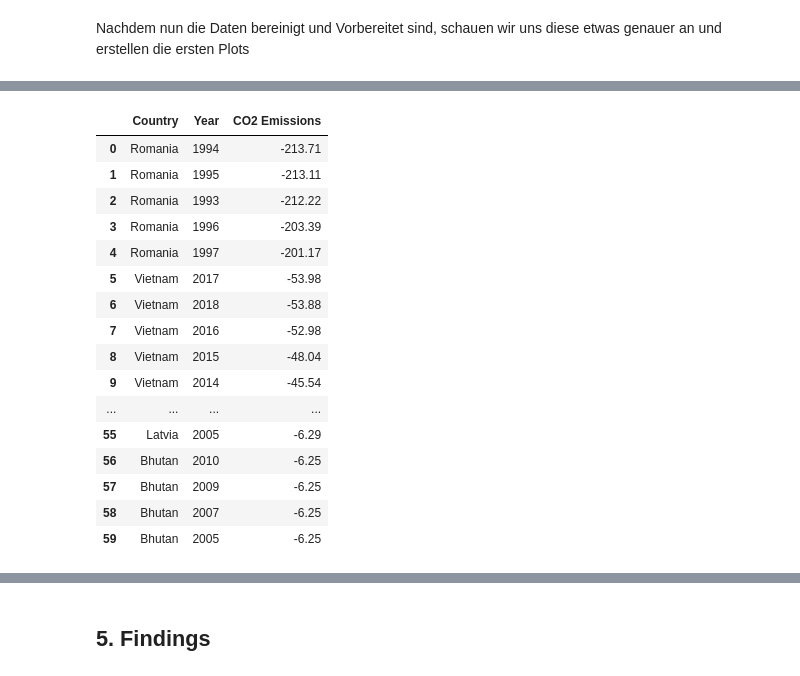
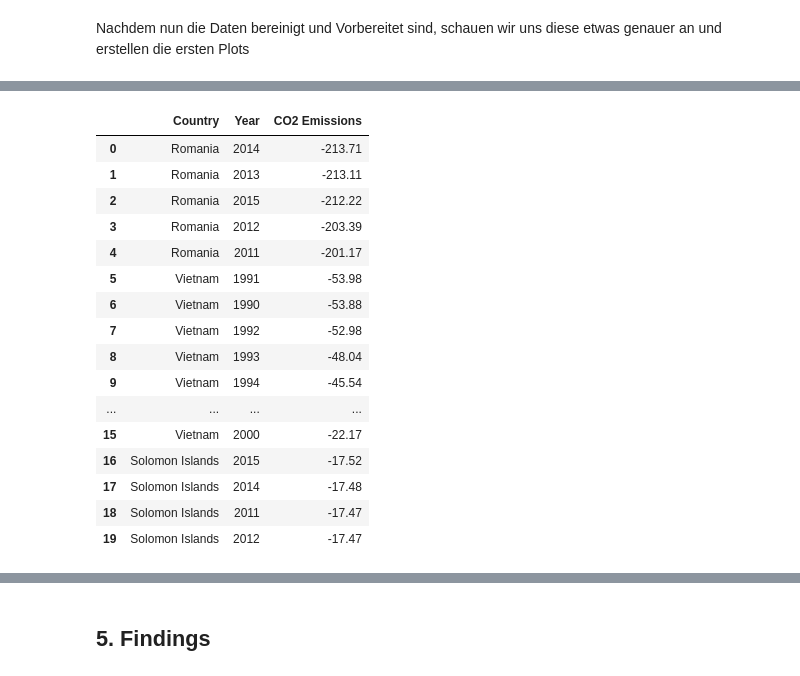
Before and after one commit to Koslowsky1337/Projekt_LF8_1, a Jupyter notebook: analyse.ipynb, the cells around one changed output, grey strips where cells are left out. Cells and saved outputs as stored; diff of their text form; code cells hidden in the pictures.

```diff
--- a/analyse.ipynb
+++ b/analyse.ipynb
@@ -281,6 +281,11 @@ co2_df = co2_df.rename(columns=new_column_names)
 Außerdem fassen wir die Einzelnen Jahreszahlen im CO2 & Methan Dataframe zu einer "Year" Spalte zusammen
 # %%
 desired_columns_order = ['Country', '1990', '1991', '1992', '1993', '1994', '1995', '1996', '1997', '1998', '1999', '2000', '2001', '2002', '2003', '2004', '2005', '2006', '2007', '2008', '2009', '2010', '2011', '2012', '2013', '2014', '2015', '2016', '2017', '2018']
+
+#
+# CO2
+#
+
 
 co2_df = co2_df[desired_columns_order]
 
@@ -289,7 +294,7 @@ id_vars = ['Country']
 #Specify the columns to be melted
 value_vars = desired_columns_order[1:]
 #Use the melt function to reshape the dataframe
-co2_df_melted = pd.melt(co2_df, id_vars=id_vars, value_vars=value_vars, var_name='Year', value_name='CO2 Emissions')
+co2_df_melted = pd.melt(co2_df, id_vars=id_vars, var_name='Year', value_name='CO2 Emissions')
 #Convert the 'Year' column to integer
 co2_df_melted['Year'] = co2_df_melted['Year'].astype(int)
 #Sort the DataFrame by 'Country' and 'Year'
@@ -299,6 +304,30 @@ co2_df_melted = co2_df_melted.reset_index(drop=True)
 
 # New CSV File from melted
 co2_df_melted.to_csv("./data/co2_hist_emissions_melted.csv", index=False)
+
+#
+# Methane
+#
+
+desired_columns_order = ['Country','Sector', '1990', '1991', '1992', '1993', '1994', '1995', '1996', '1997', '1998', '1999', '2000', '2001', '2002', '2003', '2004', '2005', '2006', '2007', '2008', '2009', '2010', '2011', '2012', '2013', '2014', '2015', '2016', '2017', '2018']
+
+methane_df = methane_df[desired_columns_order]
+
+#Specify the columns to keep as identifiers (non-year columns)
+id_vars = ['Country', 'Sector']
+#Specify the columns to be melted
+value_vars = desired_columns_order[2:]
+#Use the melt function to reshape the dataframe
+methan_df_melted = pd.melt(methane_df, id_vars=id_vars, var_name='Year', value_name='Methane Emissions')
+#Convert the 'Year' column to integer
+methan_df_melted['Year'] = methan_df_melted['Year'].astype(int)
+#Sort the DataFrame by 'Country' and 'Year'
+methan_df_melted = methan_df_melted.sort_values(by=['Country', 'Year'])
+#Reset the index of the DataFrame
+methan_df_melted = methan_df_melted.reset_index(drop=True)
+
+# New CSV File from melted
+methan_df_melted.to_csv("./data/methane_hist_emissions_melted.csv", index=False)
 # %% [markdown]
 ## 4. Explorative Datenanalyse (EDA)
 # %% [markdown]
@@ -330,23 +335,23 @@ ax1.tick_params(axis='y', labelcolor="black")
 # %%
 # Sort CO2 Dataframe by Emmissions
 co2_df_melted = co2_df_melted.sort_values(by=['CO2 Emissions'])
 co2_df_melted = co2_df_melted.reset_index(drop=True)
-co2_df_melted.head(60)
+co2_df_melted.head(20)
 # %% [output]
 |  | Country | Year | CO2 Emissions |
-| 0 | Romania | 1994 | -213.71 |
-| 1 | Romania | 1995 | -213.11 |
-| 2 | Romania | 1993 | -212.22 |
-| 3 | Romania | 1996 | -203.39 |
-| 4 | Romania | 1997 | -201.17 |
-| 5 | Vietnam | 2017 | -53.98 |
-| 6 | Vietnam | 2018 | -53.88 |
-| 7 | Vietnam | 2016 | -52.98 |
-| 8 | Vietnam | 2015 | -48.04 |
-| 9 | Vietnam | 2014 | -45.54 |
+| 0 | Romania | 2014 | -213.71 |
+| 1 | Romania | 2013 | -213.11 |
+| 2 | Romania | 2015 | -212.22 |
+| 3 | Romania | 2012 | -203.39 |
+| 4 | Romania | 2011 | -201.17 |
+| 5 | Vietnam | 1991 | -53.98 |
+| 6 | Vietnam | 1990 | -53.88 |
+| 7 | Vietnam | 1992 | -52.98 |
+| 8 | Vietnam | 1993 | -48.04 |
+| 9 | Vietnam | 1994 | -45.54 |
 | ... | ... | ... | ... |
-| 55 | Latvia | 2005 | -6.29 |
-| 56 | Bhutan | 2010 | -6.25 |
-| 57 | Bhutan | 2009 | -6.25 |
-| 58 | Bhutan | 2007 | -6.25 |
-| 59 | Bhutan | 2005 | -6.25 |
+| 15 | Vietnam | 2000 | -22.17 |
+| 16 | Solomon Islands | 2015 | -17.52 |
+| 17 | Solomon Islands | 2014 | -17.48 |
+| 18 | Solomon Islands | 2011 | -17.47 |
+| 19 | Solomon Islands | 2012 | -17.47 |
```
Also changed, not shown: parts of 9 cells of this notebook, 3 other files.
